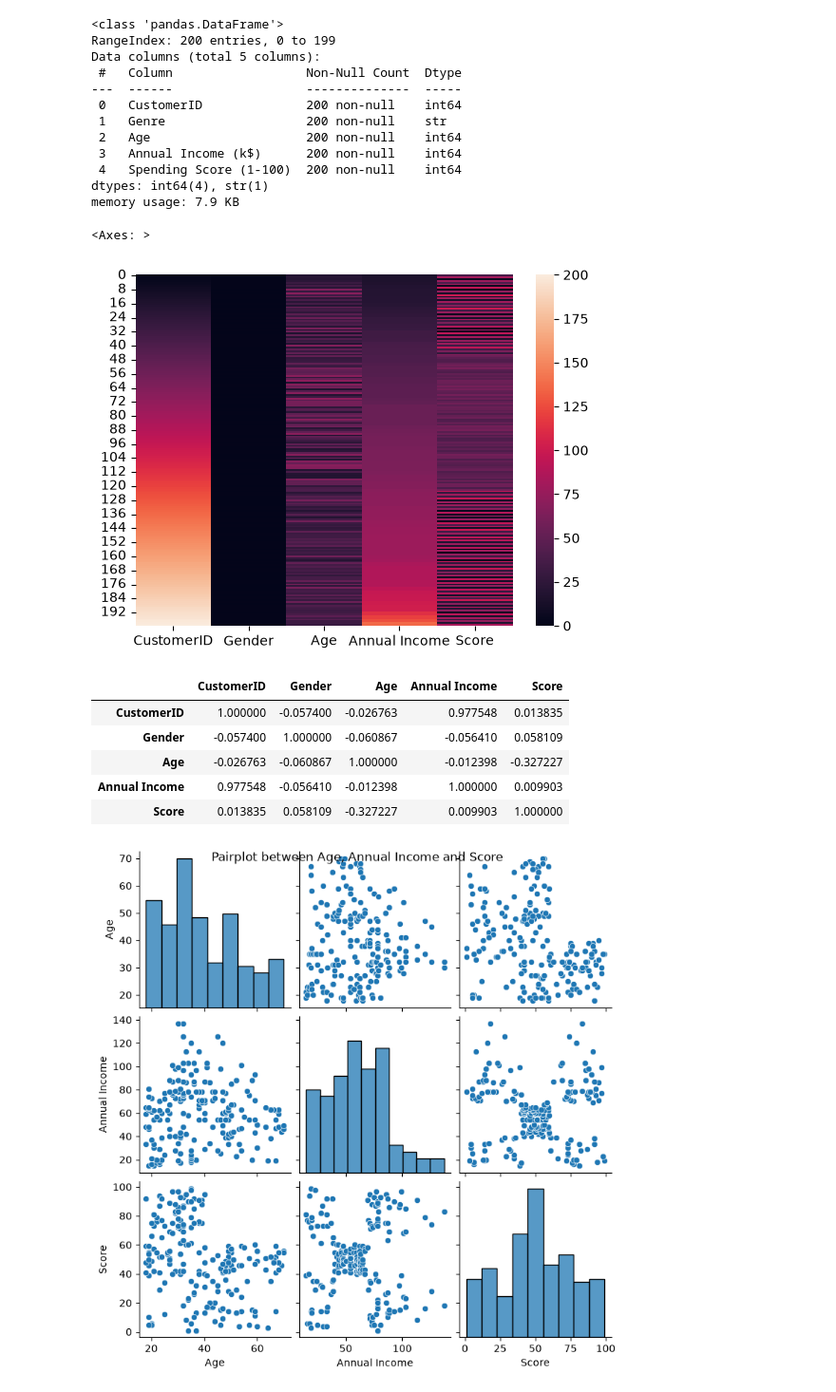
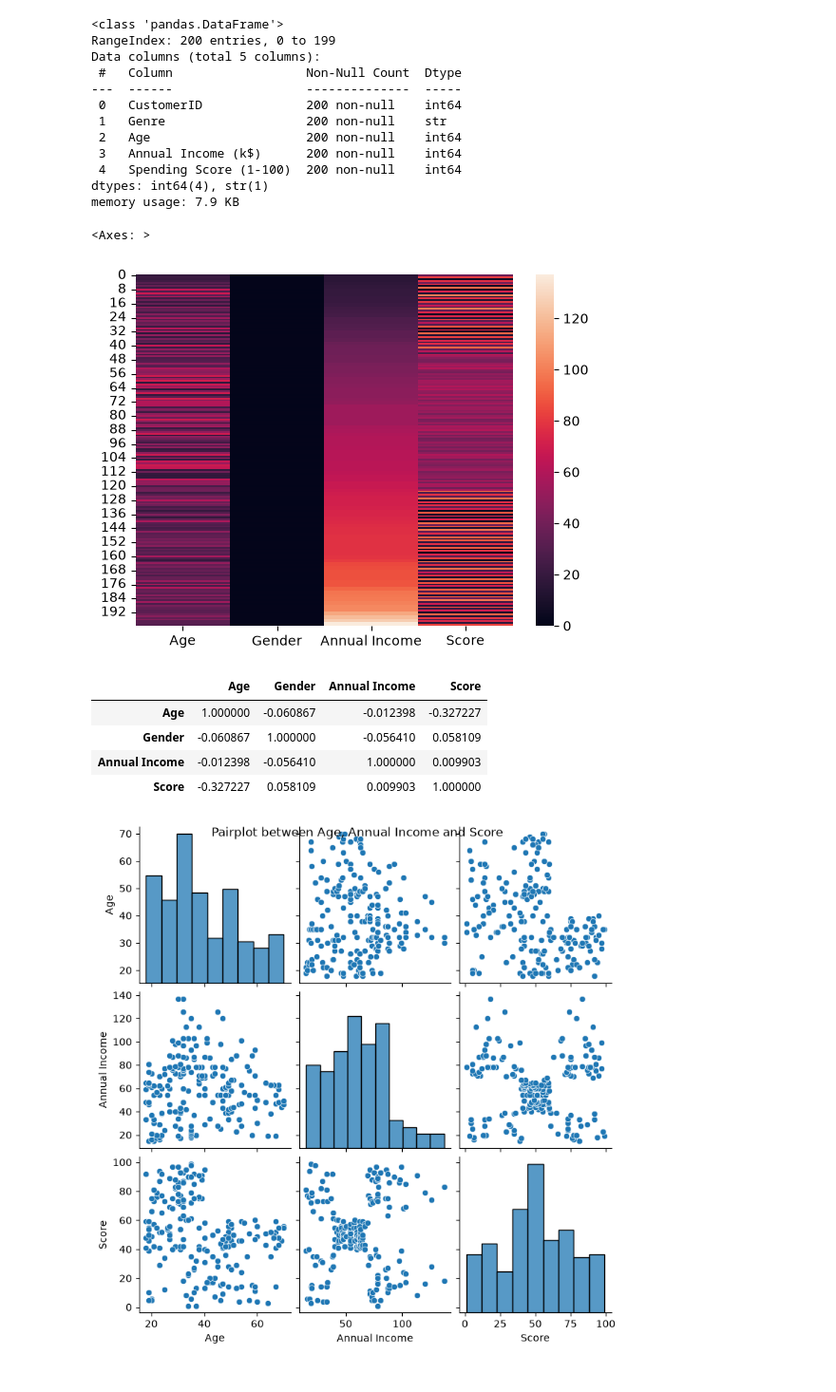
Before and after one commit to TheRoyBar/groupCust, a Jupyter notebook: GroupCust.ipynb, the cells around one changed output. Shown at 95% size. Cells and saved outputs as stored; diff of their text form; code cells hidden in the pictures.

```diff
--- a/GroupCust.ipynb
+++ b/GroupCust.ipynb
@@ -74,19 +74,18 @@ data['Genre'] = data['Genre'].map({'Male': 0, 'Female':1})
 # %%
 data = data.rename(columns={'Genre':'Gender', 'Annual Income (k$)': "Annual Income", 'Spending Score (1-100)': 'Score'})
 # %%
-sns.heatmap(data)
+sns.heatmap(data[['Age','Gender' , 'Annual Income', 'Score']])
 # %% [output]
 <Axes: >
-[figure, old version]
+[figure, new version]
 # %%
-data.corr()
+data[['Age','Gender' , 'Annual Income', 'Score']].corr()
 # %% [output]
-|  | CustomerID | Gender | Age | Annual Income | Score |
-| CustomerID | 1.000000 | -0.057400 | -0.026763 | 0.977548 | 0.013835 |
-| Gender | -0.057400 | 1.000000 | -0.060867 | -0.056410 | 0.058109 |
-| Age | -0.026763 | -0.060867 | 1.000000 | -0.012398 | -0.327227 |
-| Annual Income | 0.977548 | -0.056410 | -0.012398 | 1.000000 | 0.009903 |
-| Score | 0.013835 | 0.058109 | -0.327227 | 0.009903 | 1.000000 |
+|  | Age | Gender | Annual Income | Score |
+| Age | 1.000000 | -0.060867 | -0.012398 | -0.327227 |
+| Gender | -0.060867 | 1.000000 | -0.056410 | 0.058109 |
+| Annual Income | -0.012398 | -0.056410 | 1.000000 | 0.009903 |
+| Score | -0.327227 | 0.058109 | 0.009903 | 1.000000 |
 # %%
 sns.pairplot(data[['Age', 'Annual Income', 'Score']])
 plt.suptitle("Pairplot between Age, Annual Income and Score")
```
Also changed, not shown: parts of 10 cells of this notebook.
